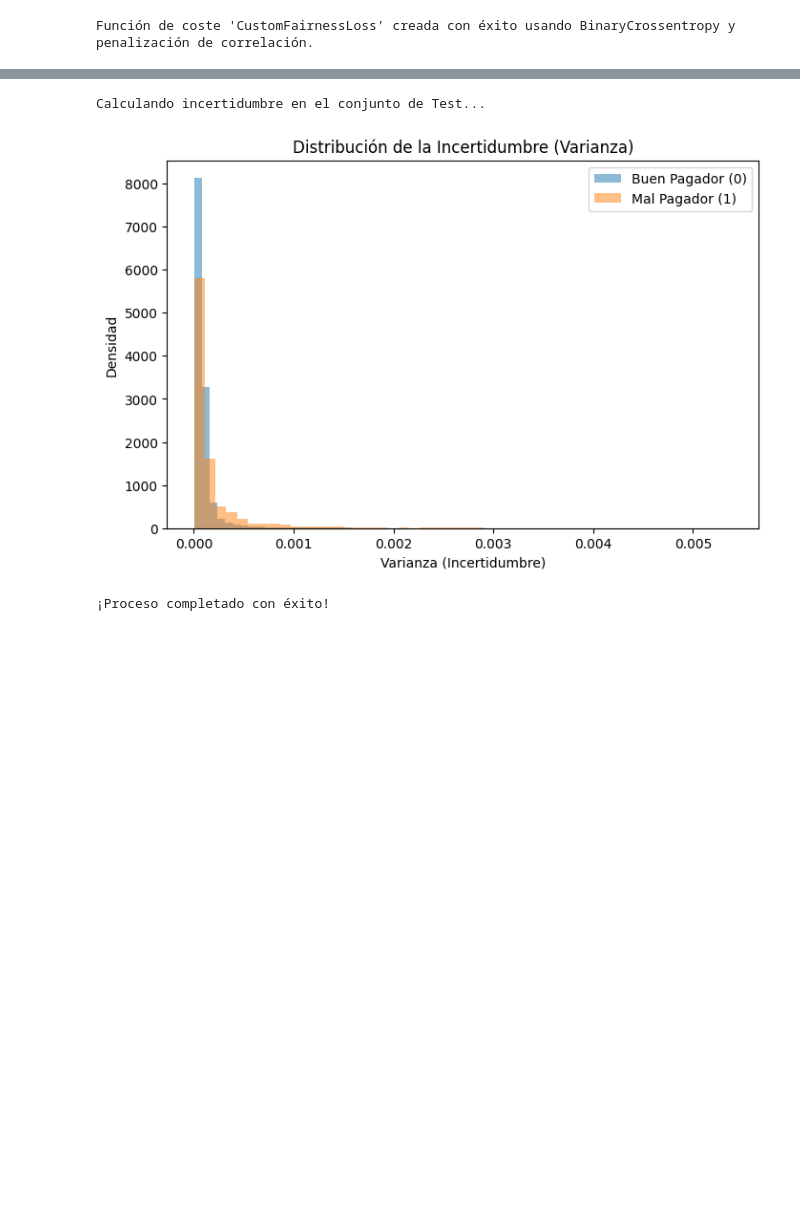
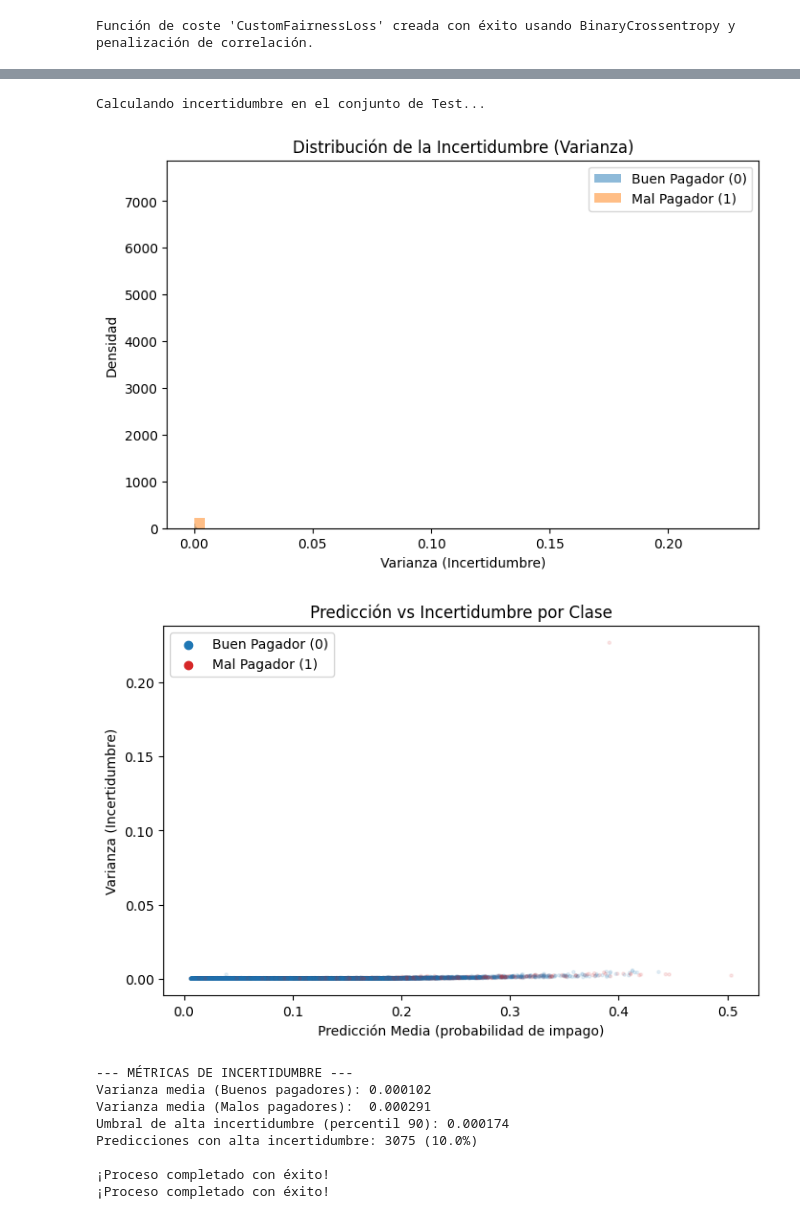
Before and after one commit to Jegusq/TALLER_TL_AML, a Jupyter notebook: Practica_TL_AML.ipynb, the cells around one changed output, grey strips where cells are left out. Drawn from its saved outputs; the diff is of its cells as text; code cells hidden in the pictures; blank space fills up the shorter version.

```diff
--- a/Practica_TL_AML.ipynb
+++ b/Practica_TL_AML.ipynb
@@ -581,19 +696,23 @@ def build_model(hp):
     model.add(keras.layers.InputLayer(input_shape=(X_train.shape[1],)))
     model.add(CapaRatioEndeudamiento())  # <-- único cambio
 
-    hp_units = hp.Int('units', min_value=8, max_value=64, step=8)
-    model.add(keras.layers.Dense(units=hp_units, activation='relu'))
-
-    model.add(keras.layers.Dropout(0.2))  # fijo a 0.2, suficiente para MC Dropout
+    for i in range(hp.Int('num_capas', 1, 3)):
+        model.add(keras.layers.Dense(
+            units=hp.Int(f'units_{i}', min_value=8, max_value=64, step=8),
+            activation='relu'
+        ))
+        model.add(keras.layers.Dropout(0.2))
     model.add(keras.layers.Dense(1, activation='sigmoid'))
 
-    model.compile(optimizer='adam', loss=loss_custom, metrics=['accuracy'])
+    hp_lr = hp.Choice('learning_rate', values=[1e-3, 5e-4, 1e-4])
+    model.compile(optimizer=keras.optimizers.Adam(learning_rate=hp_lr, clipnorm=1.0),
+                  loss=loss_custom, metrics=['accuracy'])
     return model
 
 tuner = kt.RandomSearch(
     build_model,
     objective='val_loss',
-    max_trials=3, # Puesto a 3 para que vaya rápido, súbelo a 10 si tienes tiempo
+    max_trials=10, # Puesto a 3 para que vaya rápido, súbelo a 10 si tienes tiempo
     directory='mi_dir_tuner',
     project_name='fairness_tuning',
     overwrite=True
@@ -601,5 +720,7 @@ tuner = kt.RandomSearch(
 
 tuner.search(X_train, Y_train_ext, epochs=5, validation_data=(X_val, Y_val_ext))
 best_model = tuner.get_best_models(num_models=1)[0]
-print("¡Mejor modelo encontrado y cargado!")
+print("\n--- RESUMEN DE LA BÚSQUEDA ---")
+tuner.results_summary(num_trials=3)
+best_model.summary()
 # %% [output]
@@ -613,39 +761,70 @@ Total elapsed time: 00h 01m 09s
 # ==========================================
 # 6. INCERTIDUMBRE (MC DROPOUT EN TEST)
 # ==========================================
+import matplotlib.pyplot as plt
+import numpy as np
+
 print("Calculando incertidumbre en el conjunto de Test...")
 
 predicciones_multiples = []
-# Hacemos 30 pasadas con el Dropout activo
 for i in range(30):
-    # training=True fuerza al dropout a actuar
     preds = best_model(X_test, training=True)
     predicciones_multiples.append(preds.numpy())
 
 predicciones_multiples = np.array(predicciones_multiples).squeeze()
 
-# Media y varianza (incertidumbre)
 prediccion_media = np.mean(predicciones_multiples, axis=0)
 incertidumbre_varianza = np.var(predicciones_multiples, axis=0)
 
 # ==========================================
-# 7. GRÁFICO DE INCERTIDUMBRE (Para el entregable)
+# 7. GRÁFICOS DE INCERTIDUMBRE
 # ==========================================
-# Comparamos la incertidumbre de los "Buenos pagadores" (Target 0) vs "Malos" (Target 1)
 varianza_buenos = incertidumbre_varianza[Y_test.flatten() == 0]
 varianza_malos = incertidumbre_varianza[Y_test.flatten() == 1]
 
+# Gráfico 1: Histograma (el que ya tenías)
 plt.figure(figsize=(8, 5))
 plt.hist(varianza_buenos, bins=50, alpha=0.5, label='Buen Pagador (0)', density=True)
 plt.hist(varianza_malos, bins=50, alpha=0.5, label='Mal Pagador (1)', density=True)
 plt.title('Distribución de la Incertidumbre (Varianza)')
 plt.xlabel('Varianza (Incertidumbre)')
 plt.ylabel('Densidad')
 plt.legend()
 plt.show()
 
+# Gráfico 2: Scatter predicción vs incertidumbre
+plt.figure(figsize=(8, 5))
+colores = ['tab:blue' if y == 0 else 'tab:red' for y in Y_test.flatten()]
+plt.scatter(prediccion_media, incertidumbre_varianza, c=colores, alpha=0.1, s=5)
+plt.xlabel('Predicción Media (probabilidad de impago)')
+plt.ylabel('Varianza (Incertidumbre)')
+plt.title('Predicción vs Incertidumbre por Clase')
+# Leyenda manual
+plt.scatter([], [], c='tab:blue', label='Buen Pagador (0)')
+plt.scatter([], [], c='tab:red', label='Mal Pagador (1)')
+plt.legend()
+plt.show()
+
+# Métricas resumen
+print("\n--- MÉTRICAS DE INCERTIDUMBRE ---")
+print(f"Varianza media (Buenos pagadores): {np.mean(varianza_buenos):.6f}")
+print(f"Varianza media (Malos pagadores):  {np.mean(varianza_malos):.6f}")
+umbral_alta = np.percentile(incertidumbre_varianza, 90)
+n_alta = np.sum(incertidumbre_varianza > umbral_alta)
+print(f"Umbral de alta incertidumbre (percentil 90): {umbral_alta:.6f}")
+print(f"Predicciones con alta incertidumbre: {n_alta} ({100*n_alta/len(incertidumbre_varianza):.1f}%)")
+
+print("\n¡Proceso completado con éxito!")
 print("¡Proceso completado con éxito!")
 # %% [output]
 Calculando incertidumbre en el conjunto de Test...
-[figure, old version]
+[figure, new version]
+[figure, added]
+--- MÉTRICAS DE INCERTIDUMBRE ---
+Varianza media (Buenos pagadores): 0.000102
+Varianza media (Malos pagadores):  0.000291
+Umbral de alta incertidumbre (percentil 90): 0.000174
+Predicciones con alta incertidumbre: 3075 (10.0%)
+
 ¡Proceso completado con éxito!
+¡Proceso completado con éxito!
```
Also changed, not shown: parts of 5 cells of this notebook, 24 other files.
